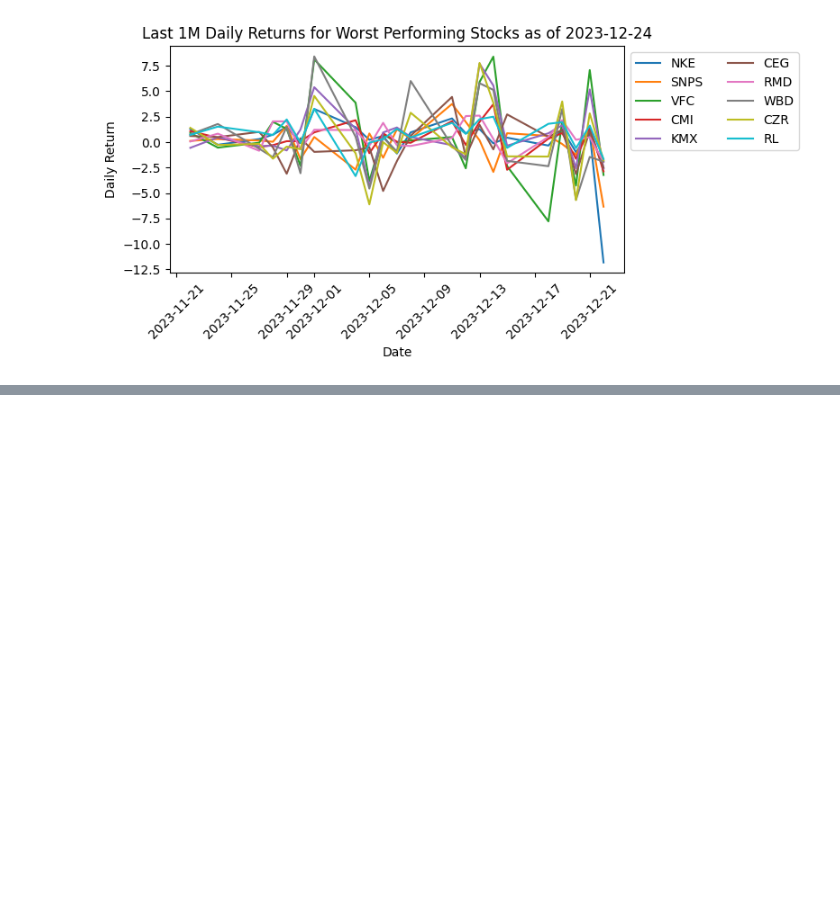
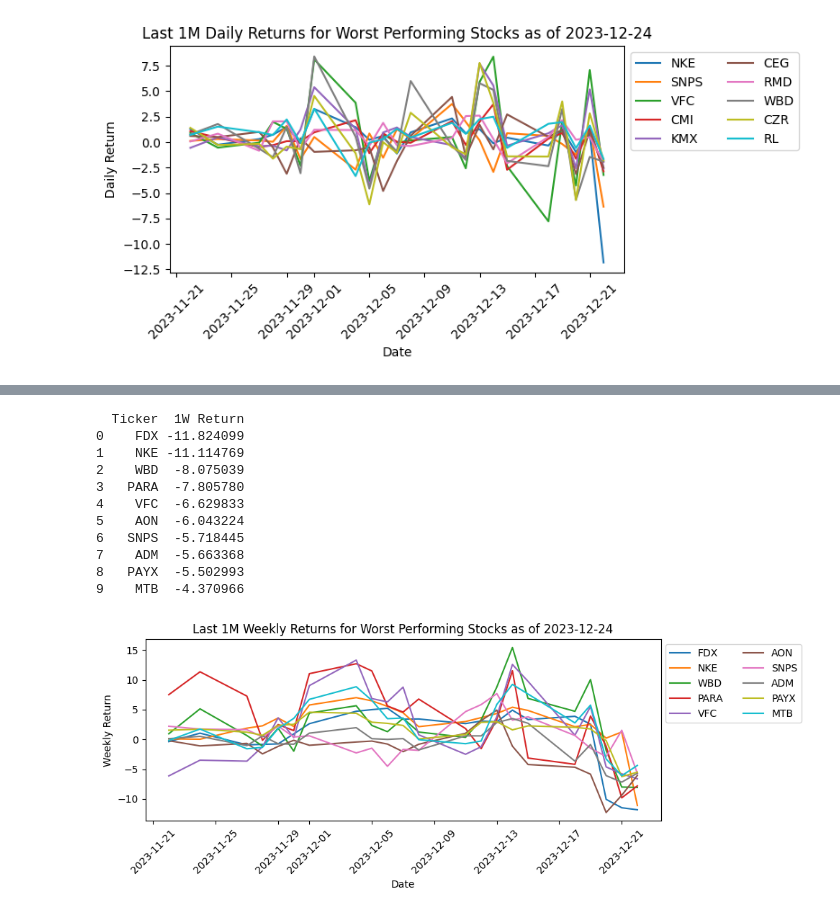
Before and after one commit to talhajamal11/Market-Updates, a Jupyter notebook: src/daily_performance.ipynb, the cells around one changed output, grey strips where cells are left out. Cells and saved outputs as stored; diff of their text form; code cells hidden in the pictures; blank space fills up the shorter version.

```diff
--- a/src/daily_performance.ipynb
+++ b/src/daily_performance.ipynb
@@ -142 +139,31 @@ ALGN 6.611505812922003
+# %%
+# Worst 1W Performance
+worst_one_week = worst_one_week_performance.reset_index()
+worst_one_week.columns = ['Ticker', '1W Return']
+print(worst_one_week)
+
+# Plot of best performing stocks over 1 Week
+plt.figure(figsize=(10,4))
+for ticker, ret in worst_one_week_performance.items():
+    plt.plot(data['Adj Close'][ticker].pct_change(periods=5).tail(22) * 100, label=ticker)
+plt.title('Last 1M Weekly Returns for Worst Performing Stocks as of ' + _today)
+plt.xlabel('Date')
+plt.xticks(rotation=45)
+plt.ylabel('Weekly Return')
+plt.legend(loc='upper left', ncol=2, bbox_to_anchor=(1,1))
+plt.tight_layout()
+plt.show()
+# %% [output]
+  Ticker  1W Return
+0    FDX -11.824099
+1    NKE -11.114769
+2    WBD  -8.075039
+3   PARA  -7.805780
+4    VFC  -6.629833
+5    AON  -6.043224
+6   SNPS  -5.718445
+7    ADM  -5.663368
+8   PAYX  -5.502993
+9    MTB  -4.370966
+[figure, added]
 # %%
```
Also changed, not shown: parts of 7 cells of this notebook, 3 other files.
